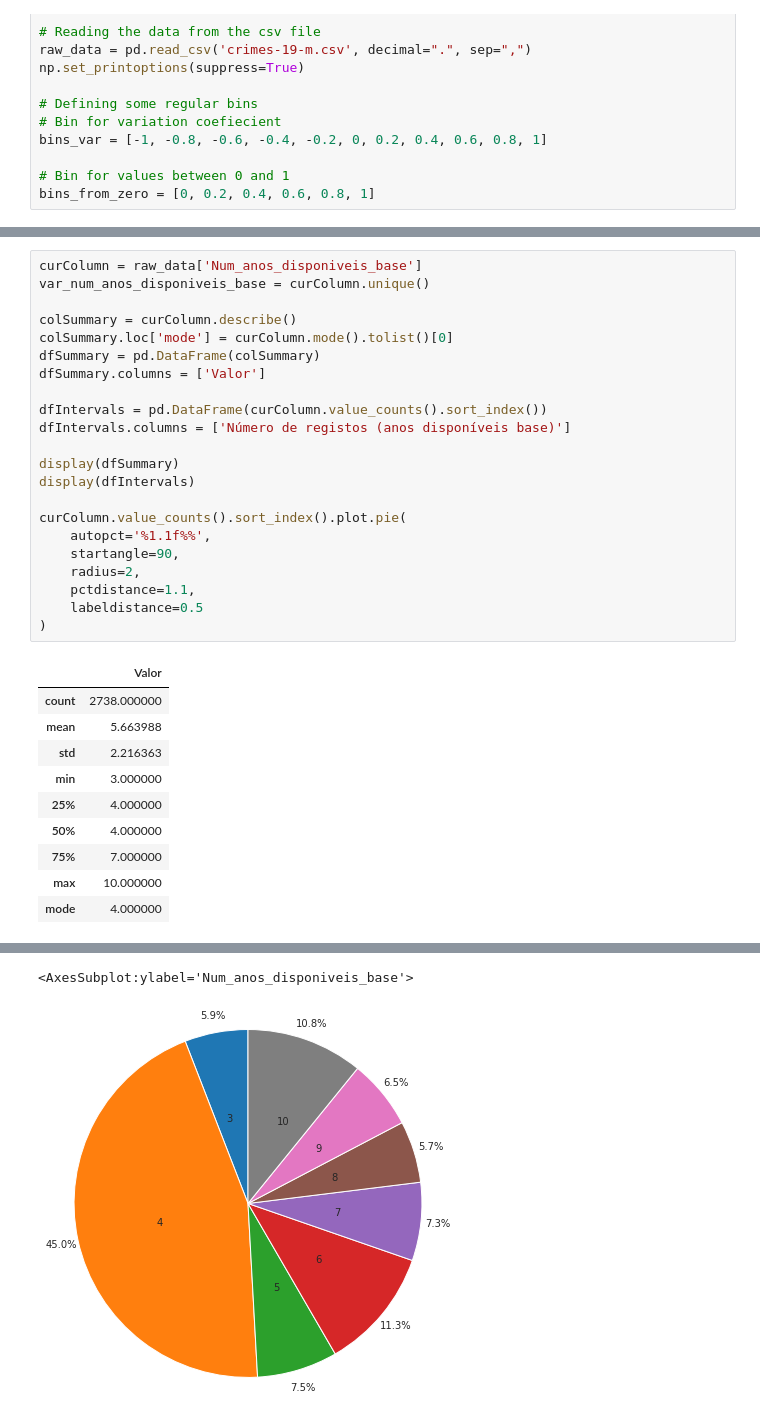
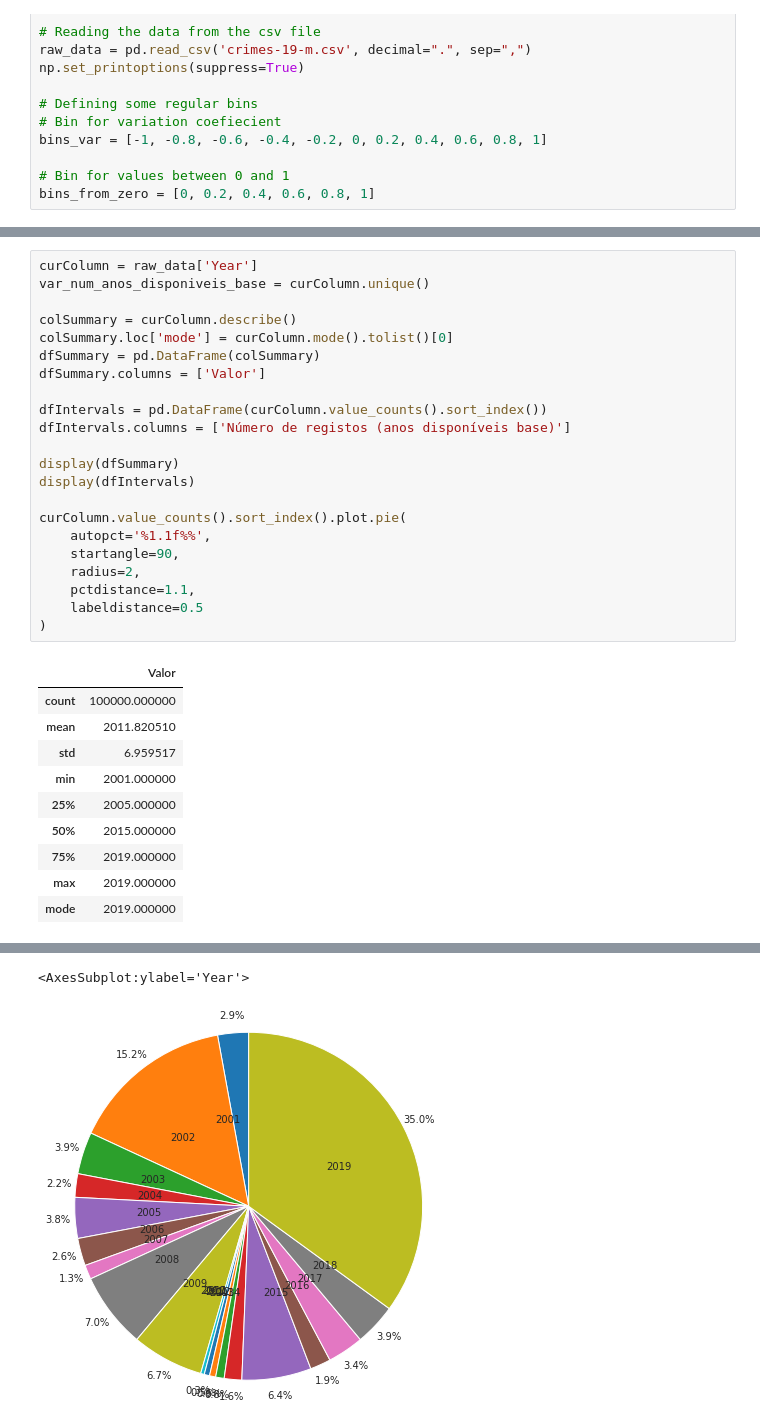
Before and after one commit to CVB-999999999/AOOP-TP2, a Jupyter notebook: 2022-insolv-viewdata.ipynb, the cells around one changed output, grey strips where cells are left out. Cells and saved outputs as stored; diff of their text form.

Commit message:
View Data

```diff
--- a/2022-insolv-viewdata.ipynb
+++ b/2022-insolv-viewdata.ipynb
@@ -157,5 +233,5 @@ curColumn.value_counts().sort_index().plot.bar()
 # %%
-curColumn = raw_data['Num_anos_disponiveis_base']
+curColumn = raw_data['Year']
 var_num_anos_disponiveis_base = curColumn.unique()
 
 colSummary = curColumn.describe()
@@ -178,13 +254,13 @@ curColumn.value_counts().sort_index().plot.pie(
 )
 # %% [output]
 |  | Valor |
-| count | 2738.000000 |
-| mean | 5.663988 |
-| std | 2.216363 |
-| min | 3.000000 |
-| 25% | 4.000000 |
-| 50% | 4.000000 |
-| 75% | 7.000000 |
-| max | 10.000000 |
-| mode | 4.000000 |
+| count | 100000.000000 |
+| mean | 2011.820510 |
+| std | 6.959517 |
+| min | 2001.000000 |
+| 25% | 2005.000000 |
+| 50% | 2015.000000 |
+| 75% | 2019.000000 |
+| max | 2019.000000 |
+| mode | 2019.000000 |
 |  | Número de registos (anos disponív... |
@@ -199,2 +283,2 @@ curColumn.value_counts().sort_index().plot.pie(
-<AxesSubplot:ylabel='Num_anos_disponiveis_base'>
+<AxesSubplot:ylabel='Year'>
-[figure, old version]
+[figure, new version]
```
Also changed, not shown: parts of 37 cells of this notebook, 2 other files.
